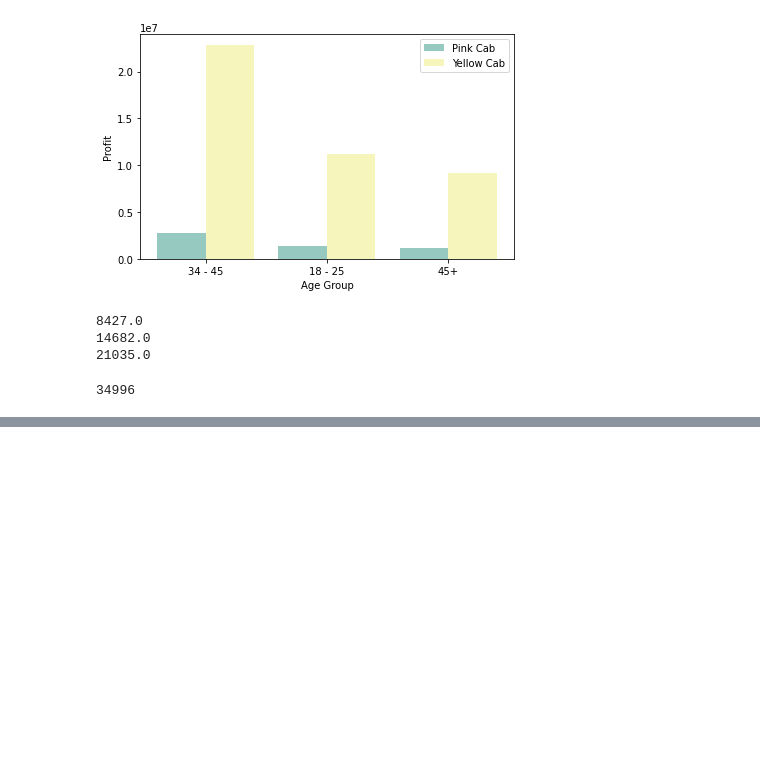
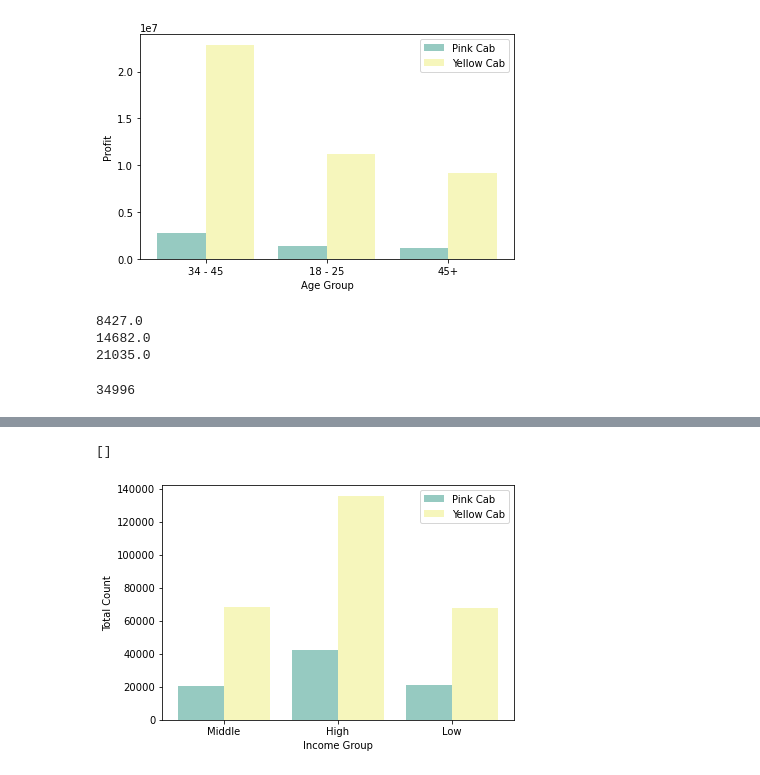
Before and after one commit to qngyn/DataGlacier, a Jupyter notebook: Week2/EDA.ipynb, the cells around one changed output, grey strips where cells are left out. Saved outputs shown, nothing was run; the diff lists cells and outputs as text; code cells hidden in the pictures; blank space fills up the shorter version.

```diff
--- a/Week2/EDA.ipynb
+++ b/Week2/EDA.ipynb
@@ -632,3 +632,26 @@ def income_range(data, income):
 # %%
 pink_cab['Income Range'] = income_range(pink_cab, pink_cab['Income (USD/Month)'])
 yellow_cab['Income Range'] = income_range(yellow_cab, yellow_cab['Income (USD/Month)'])
+# %%
+def income_group(data, group):
+    incomegroup = len(data[data['Income Range'] == group])
+    total_profit = sum(data[data['Income Range'] == group]['Profit'])
+    return incomegroup, total_profit
+
+def income_contribution(data, group):
+    numincome=[]
+    totalprofit =[]
+    for i in range(0, len(group)):
+        value = income_group(data, group[i])
+        numincome.append(value[0])
+        totalprofit.append(value[1])
+    return numincome, totalprofit
+# %%
+pink_income_group = income_contribution(pink_cab, pink_cab['Income Range'].unique())
+yellow_income_group = income_contribution(yellow_cab, yellow_cab['Income Range'].unique())
+# %%
+incomegroup = pd.DataFrame({'Company': np.repeat('Pink Cab', len(pink_income_group[0])).tolist() + np.repeat('Yellow Cab', len(yellow_income_group[0])).tolist(),
+         'Income Group': pink_cab['Income Range'].unique().tolist() + yellow_cab['Income Range'].unique().tolist(),
+         'Total Count':  pink_income_group[0] + yellow_income_group[0],
+         'Profit': pink_income_group[1] + yellow_income_group[1]})
+incomegroup.head()
@@ -634,0 +665,10 @@ yellow_cab['Income Range'] = income_range(yellow_cab, yellow_cab['Income (USD/Mo
+# %%
+sns.set_palette("Set3")
+ax = sns.barplot(data = incomegroup, x = "Income Group", y = "Total Count", hue = "Company")
+plt.legend(loc = 0)
+ax.set(xlabel= 'Income Group')
+plt.tight_layout()
+plt.plot()
+# %% [output]
+[]
+[figure, added]
```
Also changed, not shown: parts of 2 cells of this notebook, 1 other file.
